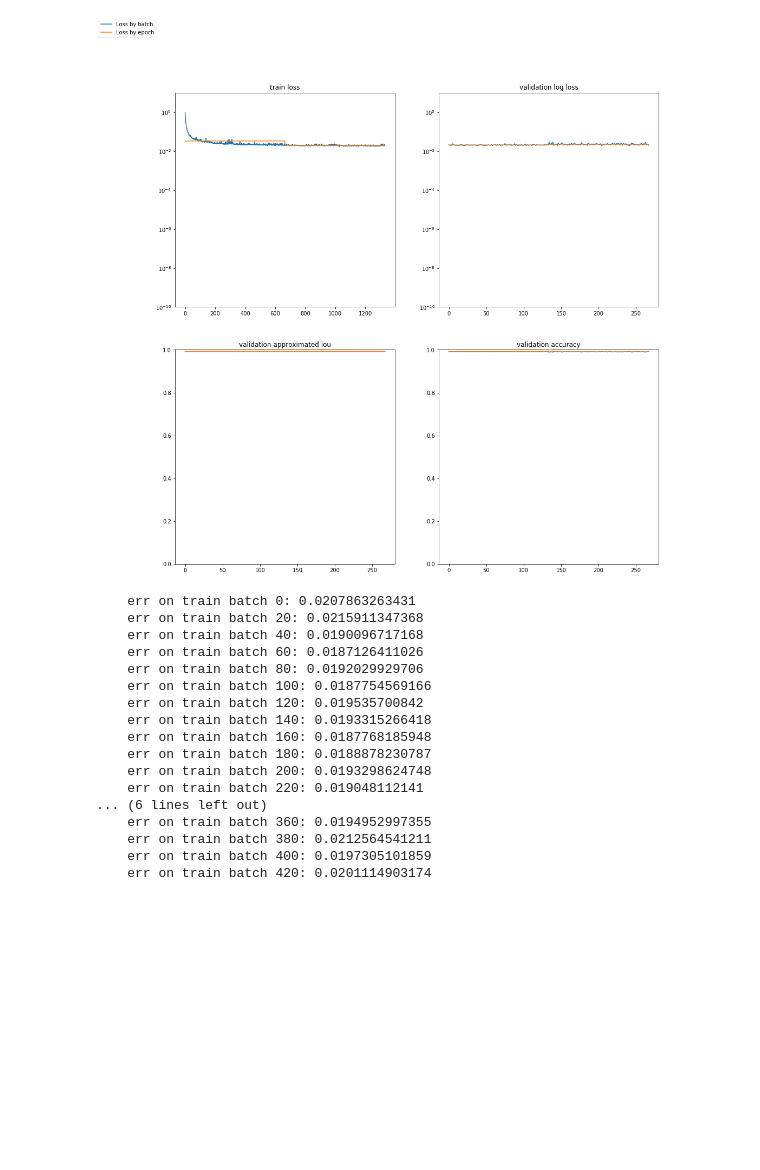
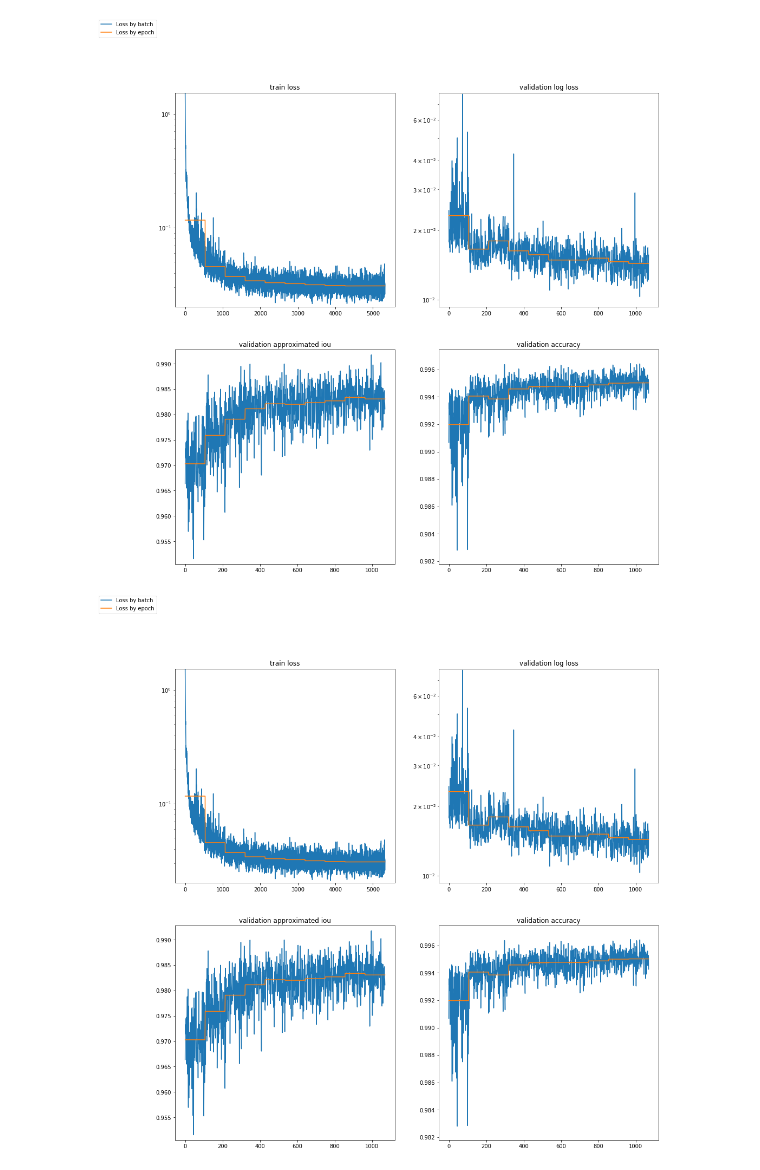
Before and after one commit to eph2795/nn_segmentation, a Jupyter notebook: nn_learning.ipynb, the cells around one changed output. Saved outputs shown, nothing was run; the diff lists cells and outputs as text; code cells hidden in the pictures; blank space fills up the shorter version.

```diff
--- a/nn_learning.ipynb
+++ b/nn_learning.ipynb
@@ -77,7 +122,7 @@ ids = np.arange(N)
 # %%
-train_ids = ids[: 5*N//6]
-#test_ids = ids[1*N/3 : 2*N/3]
-val_ids = ids[5*N//6:]
+# train_ids = ids[: 5*N//6]
+# #test_ids = ids[1*N/3 : 2*N/3]
+# val_ids = ids[5*N//6:]
 # %%
 np.random.seed(random_state)
 # %%
@@ -102,7 +149,7 @@ net = build_UNet(n_input_channels=input_channels, BATCH_SIZE=None, num_output_cl
                  input_dim=(patch_size, patch_size),
                  base_n_filters=base_n_filters,
                  do_dropout=True,
-                 weigths=load(weights_name))
+                 weights=None)
 
 predictions = lasagne.layers.get_output(net['output_flattened'], input_image)
 get_predictions = theano.function([input_image], predictions)
@@ -158,7 +205,7 @@ try:
 except OSError:
     pass
 # %%
-weights_dir = '../output_data/weights/Urna30_weights'
+weights_dir = '../output_data/weights/' + '_'.join(stack_names) + '_weights'
 try:
     os.mkdir(weights_dir)
 except OSError:
@@ -211,7 +258,7 @@ def dump_predictions(predictor, inputs, targets, path, batch_number):
         plt.savefig(os.path.join(path, 'batch{}_{}.png'.format(batch_number, j)))
         plt.close(fig)
 # %%
-plot_path = '../output_data/learning_progress.png'
+plot_path = '../output_data/learning_progress_' + '_'.join(stack_names) + '.png'
 
 
 def _get_loss_lists(epoch, batch_per_epoch, loss):
@@ -226,6 +273,7 @@ def _get_loss_lists(epoch, batch_per_epoch, loss):
 
 def plot_learning_progress(epoch, train_loss, val_log_loss, val_iou_loss, val_acc_loss):
     plt.close('all')
+    eps = 1e-3
 
     fig = plt.figure(figsize=(16, 16))
 
@@ -233,7 +281,7 @@ def plot_learning_progress(epoch, train_loss, val_log_loss, val_iou_loss, val_ac
     x, y_batch, y_epoch = _get_loss_lists(epoch, len(train_loss[-1]), train_loss)
     l1, = ax1.plot(x, y_batch)
     l2, = ax1.plot(x, y_epoch)
-    ax1.set_ylim([np.min(y_batch) / 2, np.max(y_batch) * 2])
+    ax1.set_ylim([max(np.min(y_batch) - eps, eps), np.max(y_batch) + eps])
     ax1.set_yscale('log')
     ax1.set_title('train loss')
 
@@ -241,7 +289,7 @@ def plot_learning_progress(epoch, train_loss, val_log_loss, val_iou_loss, val_ac
     x, y_batch, y_epoch = _get_loss_lists(epoch, len(val_log_loss[-1]), val_log_loss)
     ax2.plot(x, y_batch)
     ax2.plot(x, y_epoch)
-    ax2.set_ylim([np.min(y_batch) / 2, np.max(y_batch) * 2])
+    ax2.set_ylim([max(np.min(y_batch) - eps, eps), np.max(y_batch) + eps])
     ax2.set_yscale('log')
     ax2.set_title('validation log loss')
 
@@ -249,14 +297,14 @@ def plot_learning_progress(epoch, train_loss, val_log_loss, val_iou_loss, val_ac
     x, y_batch, y_epoch = _get_loss_lists(epoch, len(val_iou_loss[-1]), val_iou_loss)
     ax3.plot(x, y_batch)
     ax3.plot(x, y_epoch)
-    ax3.set_ylim([np.min(y_batch) / 2, np.max(y_batch) * 2])
+    ax3.set_ylim([max(np.min(y_batch) - eps, eps), np.max(y_batch) + eps])
     ax3.set_title('validation approximated iou')
 
     ax4 = plt.subplot(224)
     x, y_batch, y_epoch = _get_loss_lists(epoch, len(val_acc_loss[-1]), val_acc_loss)
     ax4.plot(x, y_batch)
     ax4.plot(x, y_epoch)
-    ax4.set_ylim([np.min(y_batch) / 2, np.max(y_batch) * 2])
+    ax4.set_ylim([max(np.min(y_batch) - eps, eps), np.max(y_batch) + eps])
     ax4.set_title('validation accuracy')
 
     fig.legend((l1, l2), ('Loss by batch', 'Loss by epoch'), 'upper left')
@@ -269,7 +317,7 @@ val_log_loss = []
 val_iou_loss = []
 val_acc_loss = []
 
-for epoch in range(2, num_epochs):
+for epoch in range(num_epochs):
     start_time = time.time()
 
     train_loss.append([])
@@ -279,14 +327,14 @@ for epoch in range(2, num_epochs):
         results=[train_loss[-1]],
         params=[
             (
-                np.float32(learning_rate * learning_rate_decay ** (epoch - 1)),
-#                 np.float32(alpha),
-#                 np.float32(smooth_const),
+                np.float32(learning_rate * learning_rate_decay ** epoch),
+                np.float32(alpha),
+                np.float32(smooth_const),
             )
         ],
         epoch=epoch,
-        validation_step=20,
-        limit=-1,
+        validation_step=40,
+        limit=int(len(train_ids) / batch_size * 0.2),
         iterations_name='train'
     )
 
@@ -303,15 +351,15 @@ for epoch in range(2, num_epochs):
             val_cum_loss[-1], val_log_loss[-1], val_iou_loss[-1], val_acc_loss[-1]
         ],
         params=[
-#             (np.float32(alpha), np.float32(smooth_const)),
-            (),
+            (np.float32(alpha), np.float32(smooth_const)),
+#             (),
             (),
             (np.float32(smooth_const), ),
             ()
         ],
         epoch=epoch,
-        validation_step=20,
-        limit=-1,
+        validation_step=40,
+        limit=int(len(val_ids) / batch_size * 0.2),
         iterations_name='validation'
     )
 
@@ -321,7 +369,7 @@ for epoch in range(2, num_epochs):
         epoch + 1, num_epochs, time.time() - start_time))
 
     print("  training loss (in-iteration):\t\t{:.6f}".format(np.mean(train_loss[epoch])))
-    print("  validation loss:\t\t{:.2f}".format(np.mean(val_cum_loss[epoch])))
+    print("  validation loss:\t\t{:.6f}".format(np.mean(val_cum_loss[epoch])))
 
     plot_learning_progress(epoch, train_loss, val_log_loss, val_iou_loss, val_acc_loss)
 
@@ -336,19 +384,3 @@ Epoch 2 of 6 took 37459.055s
-[figure, old version]
+[figure, new version]
-    err on train batch 0: 0.0207863263431
-    err on train batch 20: 0.0215911347368
-    err on train batch 40: 0.0190096717168
-    err on train batch 60: 0.0187126411026
-    err on train batch 80: 0.0192029929706
-    err on train batch 100: 0.0187754569166
-    err on train batch 120: 0.019535700842
-    err on train batch 140: 0.0193315266418
-    err on train batch 160: 0.0187768185948
-    err on train batch 180: 0.0188878230787
-    err on train batch 200: 0.0193298624748
-    err on train batch 220: 0.019048112141
-... (6 lines left out)
-    err on train batch 360: 0.0194952997355
-    err on train batch 380: 0.0212564541211
-    err on train batch 400: 0.0197305101859
-    err on train batch 420: 0.0201114903174
+[figure, added]
 # %%
```
Also changed, not shown: parts of 13 cells of this notebook, 2 other files.
